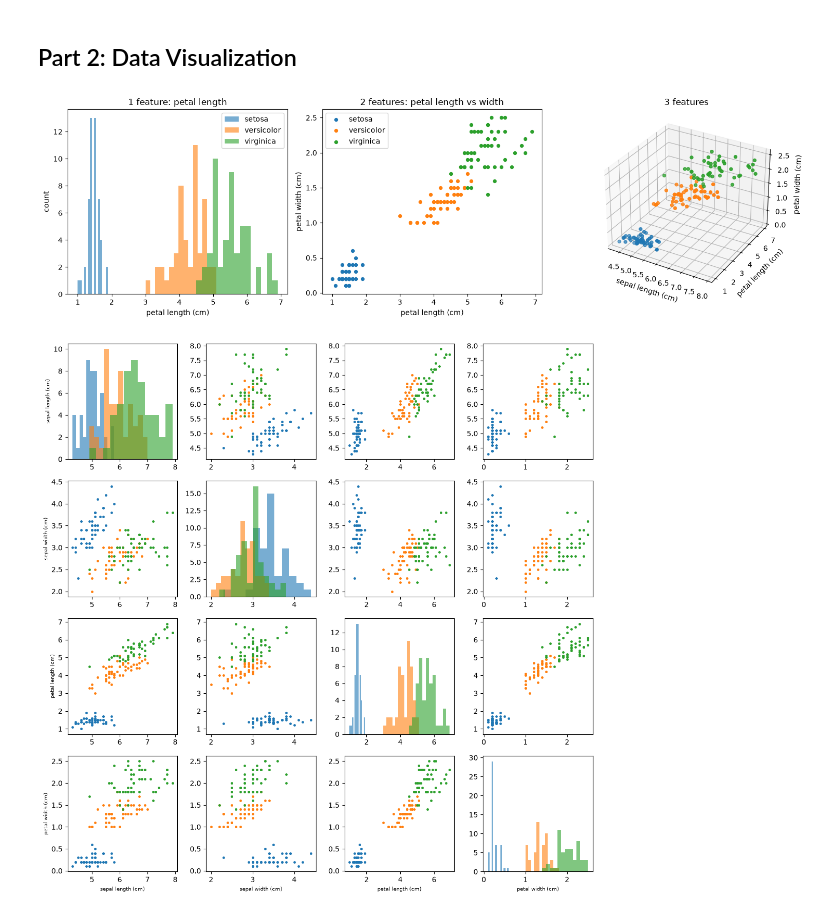
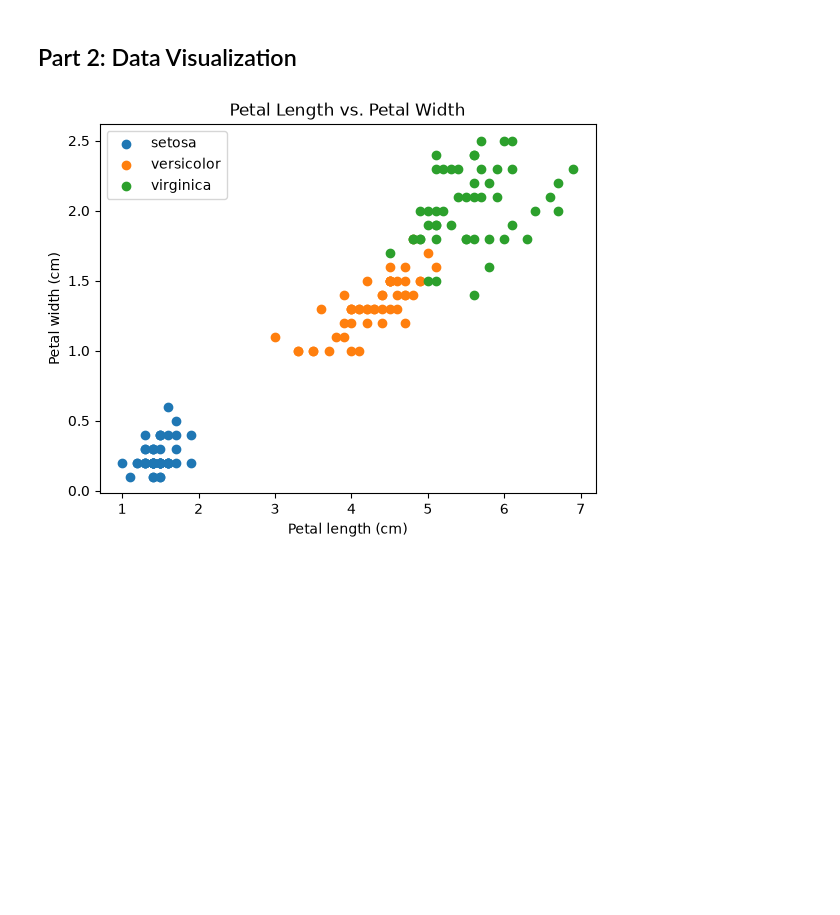
Before and after one commit to helmet323/helmet323.github.io, a Jupyter notebook: 3/principal-components.ipynb, the cells around one changed output. Cells and saved outputs as stored; diff of their text form; code cells hidden in the pictures; blank space fills up the shorter version.

```diff
--- a/3/principal-components.ipynb
+++ b/3/principal-components.ipynb
@@ -34,54 +34,30 @@ error (3,4): 6.280369834735101e-16
 import numpy as np
 import matplotlib.pyplot as plt
 from sklearn.datasets import load_iris
-# %%
-iris = load_iris()
-X, y = iris.data, iris.target
-names = iris.feature_names
-classes = iris.target_names
-colors = ["tab:blue", "tab:orange", "tab:green"]
-
-fig = plt.figure(figsize=(15, 4.5))
-
-# 1 feature: petal length (project onto one axis, drop the other 3)
-ax = fig.add_subplot(1, 3, 1)
-for k in range(3):
-    ax.hist(X[y == k, 2], bins=15, alpha=0.6, color=colors[k], label=classes[k])
-ax.set_xlabel(names[2]); ax.set_ylabel("count")
-ax.set_title("1 feature: petal length"); ax.legend()
-
-# 2 features: petal length vs petal width
-ax = fig.add_subplot(1, 3, 2)
-for k in range(3):
-    ax.scatter(X[y == k, 2], X[y == k, 3], c=colors[k], s=18, label=classes[k])
-ax.set_xlabel(names[2]); ax.set_ylabel(names[3])
-ax.set_title("2 features: petal length vs width"); ax.legend()
-
-# 3 features: sepal length, petal length, petal width
-ax = fig.add_subplot(1, 3, 3, projection="3d")
-for k in range(3):
-    ax.scatter(X[y == k, 0], X[y == k, 2], X[y == k, 3], c=colors[k], s=18)
-ax.set_xlabel(names[0]); ax.set_ylabel(names[2]); ax.set_zlabel(names[3])
-ax.set_title("3 features")
-
-plt.tight_layout()
-plt.show()
-
-# Extra: every 1D and 2D marginal, to compare which ones cluster well
-fig, axes = plt.subplots(4, 4, figsize=(11, 11))
-for i in range(4):
-    for j in range(4):
-        a = axes[i, j]
-        if i == j:
-            for k in range(3):
-                a.hist(X[y == k, i], bins=12, alpha=0.6, color=colors[k])
-        else:
-            for k in range(3):
-                a.scatter(X[y == k, j], X[y == k, i], c=colors[k], s=6)
-        if i == 3: a.set_xlabel(names[j], fontsize=7)
-        if j == 0: a.set_ylabel(names[i], fontsize=7)
-plt.tight_layout()
-plt.show()
-# %% [output]
-[figure, removed]
-[figure, removed]
+# %%
+iris = load_iris()
+
+X = np.array(iris.data)
+y = np.array(iris.target)
+
+# Project onto petal length and petal width
+X_projected = X[:, [2, 3]]
+
+# Visualize the dataset
+for i, name in enumerate(iris.target_names):
+    plt.scatter(
+        X_projected[y == i, 0],
+        X_projected[y == i, 1],
+        label=name
+    )
+
+plt.xlabel("Petal length (cm)")
+plt.ylabel("Petal width (cm)")
+plt.title("Petal Length vs. Petal Width")
+plt.legend()
+
+plt.savefig("./media/iris_plot.png", dpi=300, bbox_inches="tight")
+
+plt.show()
+# %% [output]
+[figure, added]
```
Also changed, not shown: parts of 6 cells of this notebook, 6 other files.
